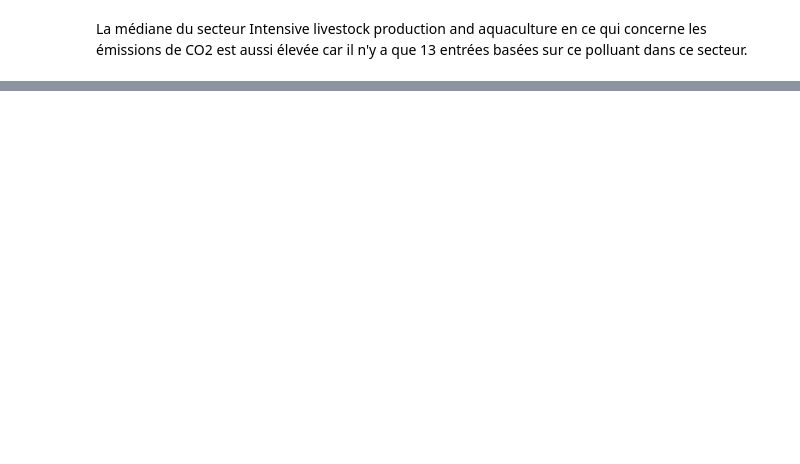
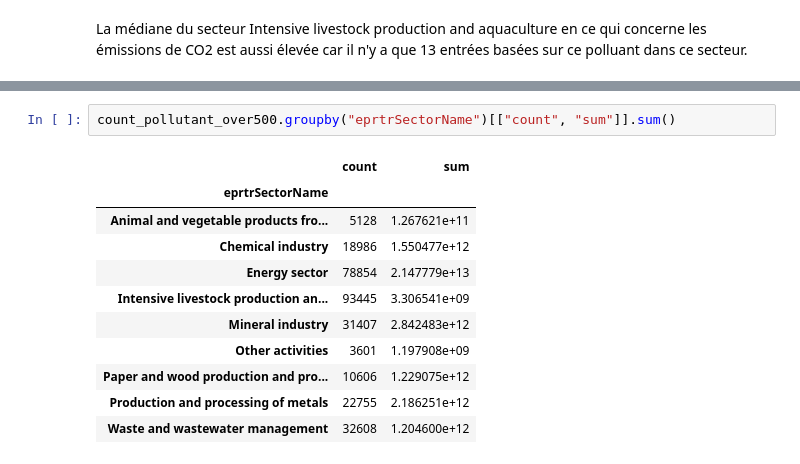
Before and after one commit to FanZy0127/environmental_impact, a Jupyter notebook: modules/Air/jupyter_main_air.ipynb, the cells around one changed output, grey strips where cells are left out. Drawn from its saved outputs; the diff is of its cells as text; blank space fills up the shorter version.

```diff
--- a/modules/Air/jupyter_main_air.ipynb
+++ b/modules/Air/jupyter_main_air.ipynb
@@ -707,0 +756,14 @@ La médiane du secteur Intensive livestock production and aquaculture en ce qui
+# %%
+count_pollutant_over500.groupby("eprtrSectorName")[["count", "sum"]].sum()
+# %% [output]
+|  | count | sum |
+| eprtrSectorName |  |  |
+| Animal and vegetable products fro... | 5128 | 1.267621e+11 |
+| Chemical industry | 18986 | 1.550477e+12 |
+| Energy sector | 78854 | 2.147779e+13 |
+| Intensive livestock production an... | 93445 | 3.306541e+09 |
+| Mineral industry | 31407 | 2.842483e+12 |
+| Other activities | 3601 | 1.197908e+09 |
+| Paper and wood production and pro... | 10606 | 1.229075e+12 |
+| Production and processing of metals | 22755 | 2.186251e+12 |
+| Waste and wastewater management | 32608 | 1.204600e+12 |
```
Also changed, not shown: parts of 15 cells of this notebook.
